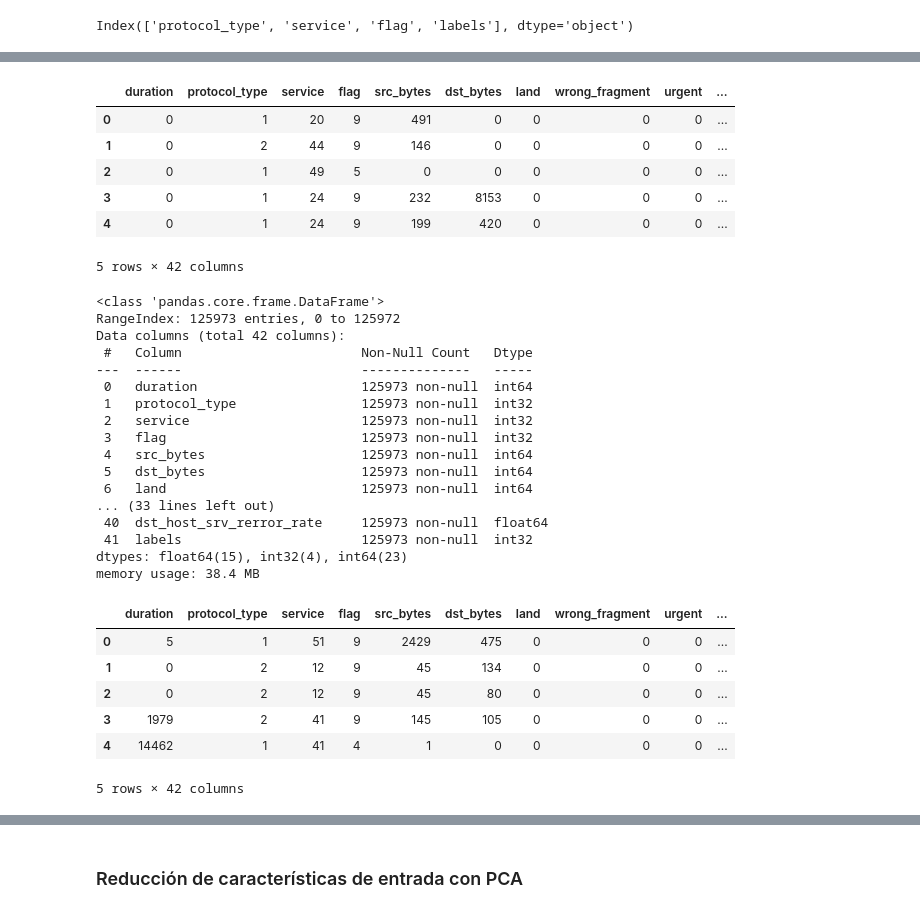
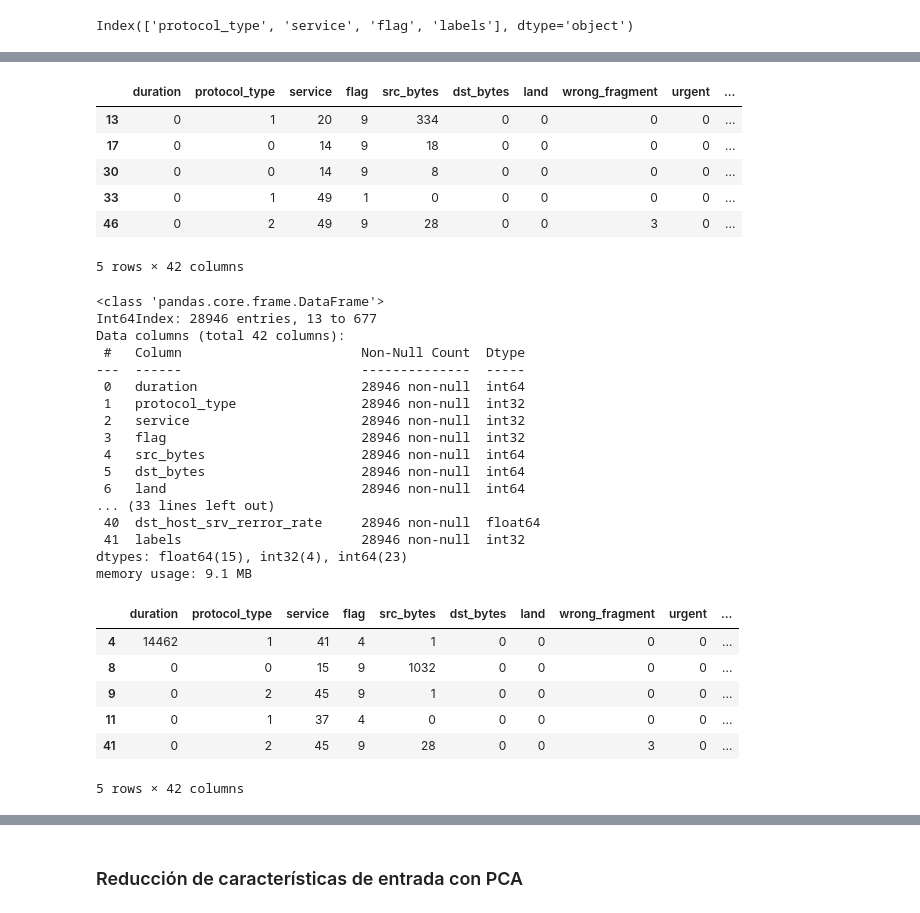
Before and after one commit to SolorzanoBryan/algoritmos_aprendizaje_automatico, a Jupyter notebook: [NRC_6278]_NombreApellidoEstudiante_ProyectoUnidad2.ipynb, the cells around one changed output, grey strips where cells are left out. Drawn from its saved outputs; the diff is of its cells as text; code cells hidden in the pictures.

```diff
--- a/[NRC_6278]_NombreApellidoEstudiante_ProyectoUnidad2.ipynb
+++ b/[NRC_6278]_NombreApellidoEstudiante_ProyectoUnidad2.ipynb
@@ -478,5 +477,5 @@ variablesCategoricas
 Index(['protocol_type', 'service', 'flag', 'labels'], dtype='object')
 # %%
 for col in ['protocol_type','service','flag','labels']:
-    df_train[col] = df_train[col].astype('category')
+    proc_train_df[col] = proc_train_df[col].astype('category')
 # %%
@@ -502,49 +501,49 @@ memory usage: 37.0 MB
 # %%
 labelencoder=LabelEncoder()
 for column in ['protocol_type','service','flag','labels']:
-    df_train[column] = labelencoder.fit_transform(df_train[column])
-df_train.head()
+    proc_train_df[column] = labelencoder.fit_transform(proc_train_df[column])
+proc_train_df.head()
 # %% [output]
 |  | duration | protocol_type | service | flag | src_bytes | dst_bytes | land | wrong_fragment | urgent | ... |
-| 0 | 0 | 1 | 20 | 9 | 491 | 0 | 0 | 0 | 0 | ... |
-| 1 | 0 | 2 | 44 | 9 | 146 | 0 | 0 | 0 | 0 | ... |
-| 2 | 0 | 1 | 49 | 5 | 0 | 0 | 0 | 0 | 0 | ... |
-| 3 | 0 | 1 | 24 | 9 | 232 | 8153 | 0 | 0 | 0 | ... |
-| 4 | 0 | 1 | 24 | 9 | 199 | 420 | 0 | 0 | 0 | ... |
+| 13 | 0 | 1 | 20 | 9 | 334 | 0 | 0 | 0 | 0 | ... |
+| 17 | 0 | 0 | 14 | 9 | 18 | 0 | 0 | 0 | 0 | ... |
+| 30 | 0 | 0 | 14 | 9 | 8 | 0 | 0 | 0 | 0 | ... |
+| 33 | 0 | 1 | 49 | 1 | 0 | 0 | 0 | 0 | 0 | ... |
+| 46 | 0 | 2 | 49 | 9 | 28 | 0 | 0 | 3 | 0 | ... |
 5 rows × 42 columns
 # %%
-df_train.info()
+proc_train_df.info()
 # %% [output]
 <class 'pandas.core.frame.DataFrame'>
-RangeIndex: 125973 entries, 0 to 125972
+Int64Index: 28946 entries, 13 to 677
 Data columns (total 42 columns):
- #   Column                       Non-Null Count   Dtype
----  ------                       --------------   -----
- 0   duration                     125973 non-null  int64
- 1   protocol_type                125973 non-null  int32
- 2   service                      125973 non-null  int32
- 3   flag                         125973 non-null  int32
- 4   src_bytes                    125973 non-null  int64
- 5   dst_bytes                    125973 non-null  int64
- 6   land                         125973 non-null  int64
+ #   Column                       Non-Null Count  Dtype
+---  ------                       --------------  -----
+ 0   duration                     28946 non-null  int64
+ 1   protocol_type                28946 non-null  int32
+ 2   service                      28946 non-null  int32
+ 3   flag                         28946 non-null  int32
+ 4   src_bytes                    28946 non-null  int64
+ 5   dst_bytes                    28946 non-null  int64
+ 6   land                         28946 non-null  int64
 ... (33 lines left out)
- 40  dst_host_srv_rerror_rate     125973 non-null  float64
- 41  labels                       125973 non-null  int32
+ 40  dst_host_srv_rerror_rate     28946 non-null  float64
+ 41  labels                       28946 non-null  int32
 dtypes: float64(15), int32(4), int64(23)
-memory usage: 38.4 MB
+memory usage: 9.1 MB
 # %%
 for col in ['protocol_type','service','flag','labels']:
-    df_test[col] = df_test[col].astype('category')
+    proc_test_df[col] = proc_test_df[col].astype('category')
 # %%
 labelencoder=LabelEncoder()
 for column in ['protocol_type','service','flag','labels']:
-    df_test[column] = labelencoder.fit_transform(df_test[column])
-df_test.head()
+    proc_test_df[column] = labelencoder.fit_transform(proc_test_df[column])
+proc_test_df.head()
 # %% [output]
 |  | duration | protocol_type | service | flag | src_bytes | dst_bytes | land | wrong_fragment | urgent | ... |
-| 0 | 5 | 1 | 51 | 9 | 2429 | 475 | 0 | 0 | 0 | ... |
-| 1 | 0 | 2 | 12 | 9 | 45 | 134 | 0 | 0 | 0 | ... |
-| 2 | 0 | 2 | 12 | 9 | 45 | 80 | 0 | 0 | 0 | ... |
-| 3 | 1979 | 2 | 41 | 9 | 145 | 105 | 0 | 0 | 0 | ... |
 | 4 | 14462 | 1 | 41 | 4 | 1 | 0 | 0 | 0 | 0 | ... |
+| 8 | 0 | 0 | 15 | 9 | 1032 | 0 | 0 | 0 | 0 | ... |
+| 9 | 0 | 2 | 45 | 9 | 1 | 0 | 0 | 0 | 0 | ... |
+| 11 | 0 | 1 | 37 | 4 | 0 | 0 | 0 | 0 | 0 | ... |
+| 41 | 0 | 2 | 45 | 9 | 28 | 0 | 0 | 3 | 0 | ... |
 5 rows × 42 columns
```
Also changed, not shown: parts of 27 cells of this notebook.
